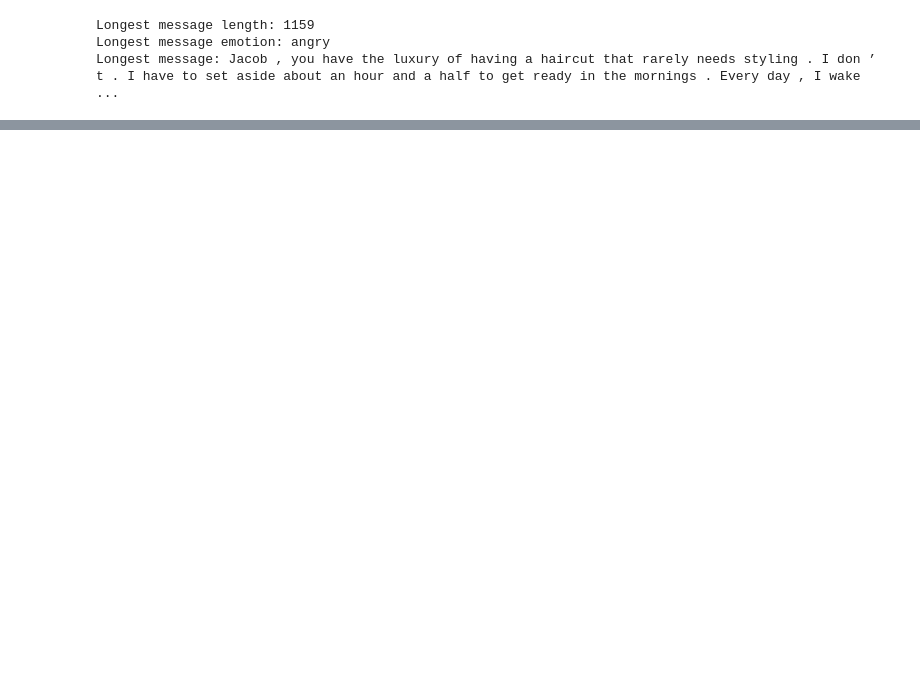
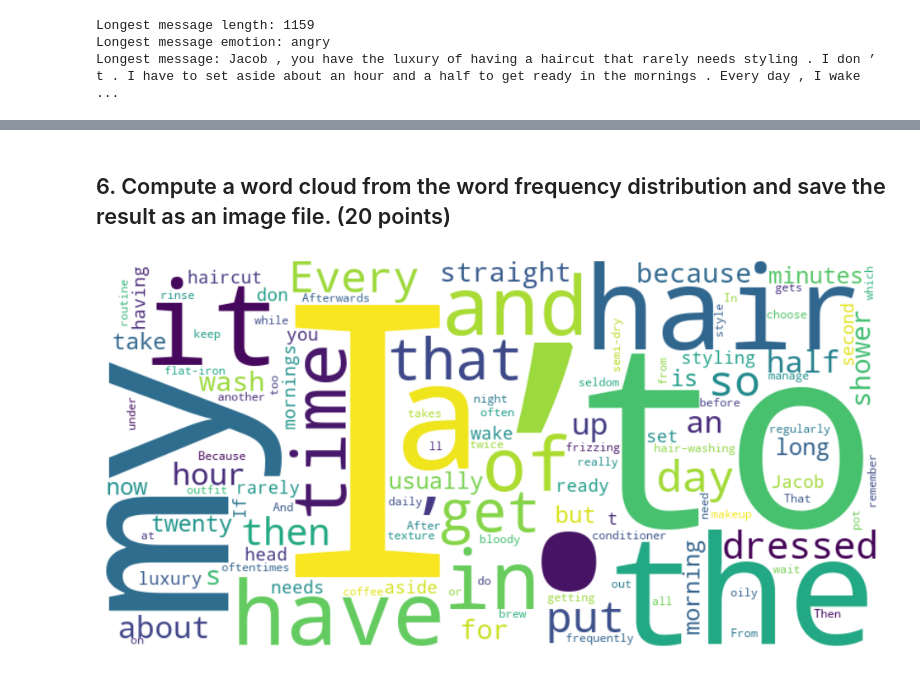
Before and after one commit to Dayfob/EmotionSensitiveVoiceAssistant, a Jupyter notebook: classification/text/assignments/assignment_1.ipynb, the cells around one changed output, grey strips where cells are left out. Saved outputs shown, nothing was run; the diff lists cells and outputs as text; code cells hidden in the pictures; blank space fills up the shorter version.

```diff
--- a/classification/text/assignments/assignment_1.ipynb
+++ b/classification/text/assignments/assignment_1.ipynb
@@ -49,0 +138,18 @@ with open('tokens.txt', 'w') as file:
+# %% [markdown]
+## 6. Compute a word cloud from the word frequency distribution and save the result as an image file.  (20 points)
+# %%
+from wordcloud import WordCloud
+
+# Generate word cloud
+wordcloud = WordCloud(width=800, height=400, background_color='white').generate_from_frequencies(word_freq)
+
+# Plot and save the word cloud
+plt.figure(figsize=(10, 5))
+plt.imshow(wordcloud, interpolation='bilinear')
+plt.axis('off')
+plt.tight_layout()
+
+plt.savefig('word_cloud.png')
+plt.show()
+# %% [output]
+[figure, added]
```
Also changed, not shown: parts of 14 cells of this notebook, 6 other files.
